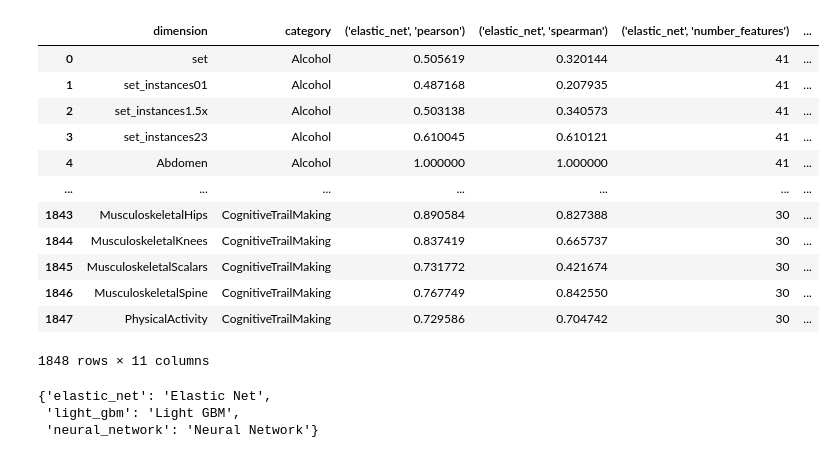
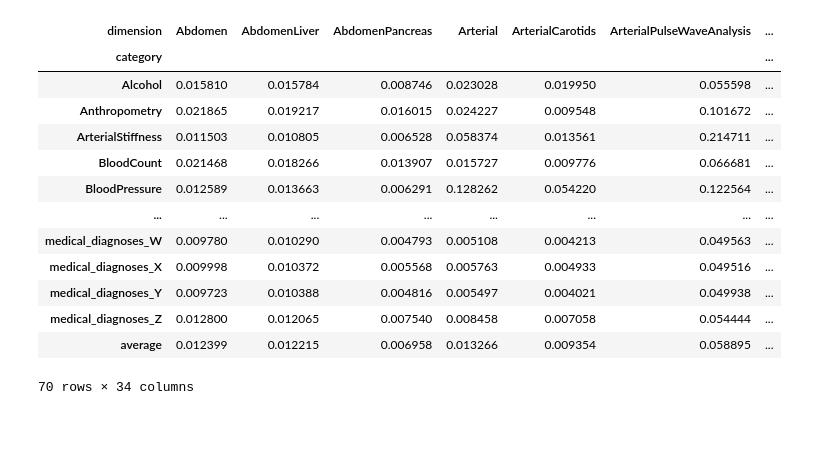
Before and after one commit to Deep-Learning-and-Aging/Website, a Jupyter notebook: dash_website/xwas/tries.ipynb, the cells around one changed output. Saved outputs shown, nothing was run; the diff lists cells and outputs as text; code cells hidden in the pictures; blank space fills up the shorter version.

Commit message:
Average columns and rows in xwas/multi_results

```diff
--- a/dash_website/xwas/tries.ipynb
+++ b/dash_website/xwas/tries.ipynb
@@ -1,29 +1,8 @@
-# %%
-import pandas as pd
-
-data_dimension = pd.read_feather("../../data/xwas/multivariate_correlations/correlations/dimensions/correlations_Abdomen.feather")
-data_dimension
-# %% [output]
-|  | dimension | category | ('elastic_net', 'pearson') | ('elastic_net', 'spearman') | ('elastic_net', 'number_features') | ... |
-| 0 | set | Alcohol | 0.505619 | 0.320144 | 41 | ... |
-| 1 | set_instances01 | Alcohol | 0.487168 | 0.207935 | 41 | ... |
-| 2 | set_instances1.5x | Alcohol | 0.503138 | 0.340573 | 41 | ... |
-| 3 | set_instances23 | Alcohol | 0.610045 | 0.610121 | 41 | ... |
-| 4 | Abdomen | Alcohol | 1.000000 | 1.000000 | 41 | ... |
-| ... | ... | ... | ... | ... | ... | ... |
-| 1843 | MusculoskeletalHips | CognitiveTrailMaking | 0.890584 | 0.827388 | 30 | ... |
-| 1844 | MusculoskeletalKnees | CognitiveTrailMaking | 0.837419 | 0.665737 | 30 | ... |
-| 1845 | MusculoskeletalScalars | CognitiveTrailMaking | 0.731772 | 0.421674 | 30 | ... |
-| 1846 | MusculoskeletalSpine | CognitiveTrailMaking | 0.767749 | 0.842550 | 30 | ... |
-| 1847 | PhysicalActivity | CognitiveTrailMaking | 0.729586 | 0.704742 | 30 | ... |
-1848 rows × 11 columns
-# %%
-from dash_website import DIMENSIONS, RENAME_DIMENSIONS, ALGORITHMS_RENDERING
-
-if "best_algorithm" in ALGORITHMS_RENDERING.keys():
-    ALGORITHMS_RENDERING.pop("best_algorithm")
-ALGORITHMS_RENDERING
-# %% [output]
-{'elastic_net': 'Elastic Net',
- 'light_gbm': 'Light GBM',
- 'neural_network': 'Neural Network'}
+# %%
+import pandas as pd
+import numpy as np
+from dash_website import MAIN_CATEGORIES_TO_CATEGORIES, RENAME_DIMENSIONS, ALGORITHMS_RENDERING
+
+data_scores = pd.read_feather("../../data/xwas/multivariate_results/scores.feather")
+algorithm = "elastic_net"
+main_category = "All"
@@ -29,0 +71,20 @@ ALGORITHMS_RENDERING
+# %%
+r2_2d["average"] = r2_2d.T.mean()
+r2_2d.loc["average"] =r2_2d.mean()
+# %%
+r2_2d
+# %% [output]
+| dimension | Abdomen | AbdomenLiver | AbdomenPancreas | Arterial | ArterialCarotids | ArterialPulseWaveAnalysis | ... |
+| category |  |  |  |  |  |  | ... |
+| Alcohol | 0.015810 | 0.015784 | 0.008746 | 0.023028 | 0.019950 | 0.055598 | ... |
+| Anthropometry | 0.021865 | 0.019217 | 0.016015 | 0.024227 | 0.009548 | 0.101672 | ... |
+| ArterialStiffness | 0.011503 | 0.010805 | 0.006528 | 0.058374 | 0.013561 | 0.214711 | ... |
+| BloodCount | 0.021468 | 0.018266 | 0.013907 | 0.015727 | 0.009776 | 0.066681 | ... |
+| BloodPressure | 0.012589 | 0.013663 | 0.006291 | 0.128262 | 0.054220 | 0.122564 | ... |
+| ... | ... | ... | ... | ... | ... | ... | ... |
+| medical_diagnoses_W | 0.009780 | 0.010290 | 0.004793 | 0.005108 | 0.004213 | 0.049563 | ... |
+| medical_diagnoses_X | 0.009998 | 0.010372 | 0.005568 | 0.005763 | 0.004933 | 0.049516 | ... |
+| medical_diagnoses_Y | 0.009723 | 0.010388 | 0.004816 | 0.005497 | 0.004021 | 0.049938 | ... |
+| medical_diagnoses_Z | 0.012800 | 0.012065 | 0.007540 | 0.008458 | 0.007058 | 0.054444 | ... |
+| average | 0.012399 | 0.012215 | 0.006958 | 0.013266 | 0.009354 | 0.058895 | ... |
+70 rows × 34 columns
```
Also changed, not shown: parts of 1 cell of this notebook, 1 other file.
